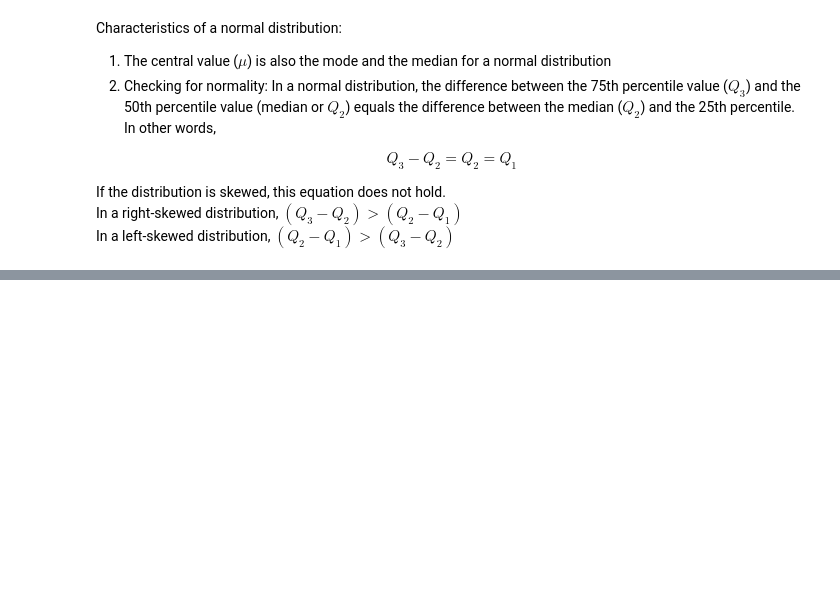
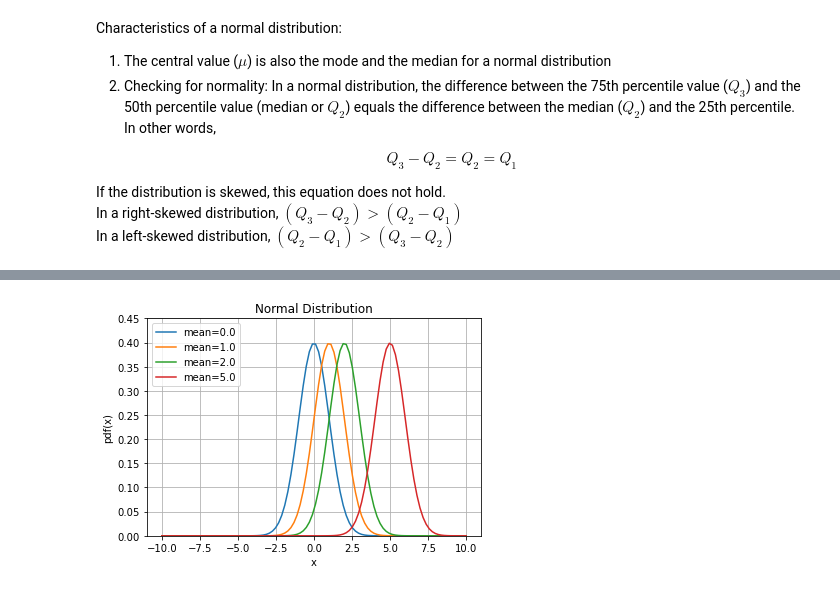
Before and after one commit to CodeRabbitHub/Statistics-and-Probability-For-Data-Science, a Jupyter notebook: 04. Probability distributions.ipynb, the cells around one changed output, grey strips where cells are left out. Cells and saved outputs as stored; diff of their text form; code cells hidden in the pictures; blank space fills up the shorter version.

```diff
--- a/04. Probability distributions.ipynb
+++ b/04. Probability distributions.ipynb
@@ -193,0 +247,15 @@ original normal distribution.
+# %%
+fig, ax = plt.subplots()
+x = np.linspace(-10,10,100)
+means = [0.0, 1.0, 2.0, 5.0]
+for mean in means:
+    ax.plot(x, norm.pdf(x,loc=mean), label='mean=%.1f' % mean)
+
+ax.set_xlabel('x')
+ax.set_ylabel('pdf(x)')
+ax.set_title('Normal Distribution')
+ax.legend(loc='best', frameon=True)
+ax.set_ylim(0,0.45)
+ax.grid(True)
+# %% [output]
+[figure, added]
```
Also changed, not shown: parts of 31 cells of this notebook, 1 other file.
